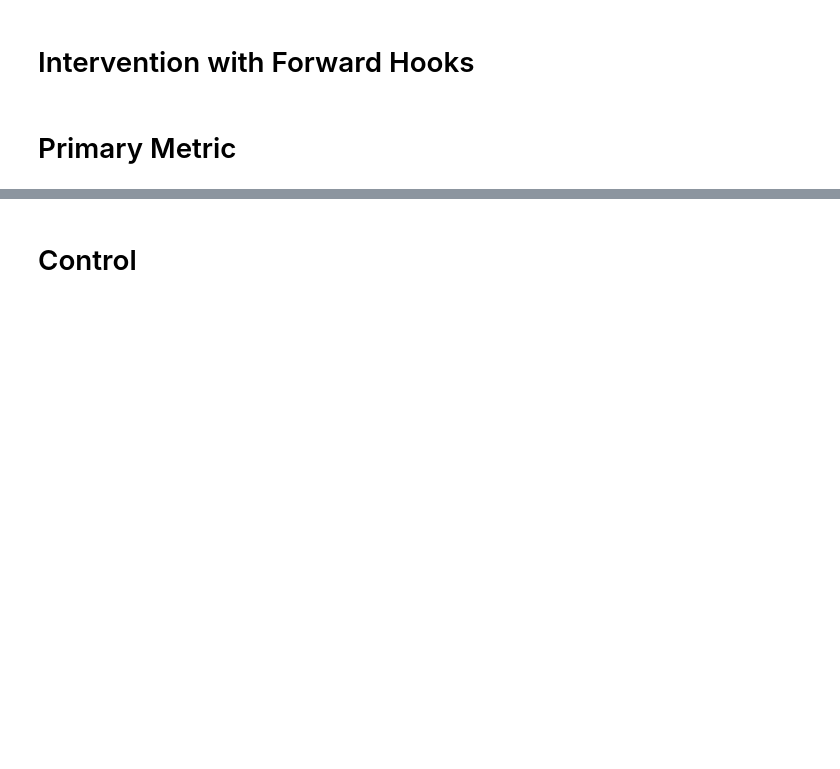
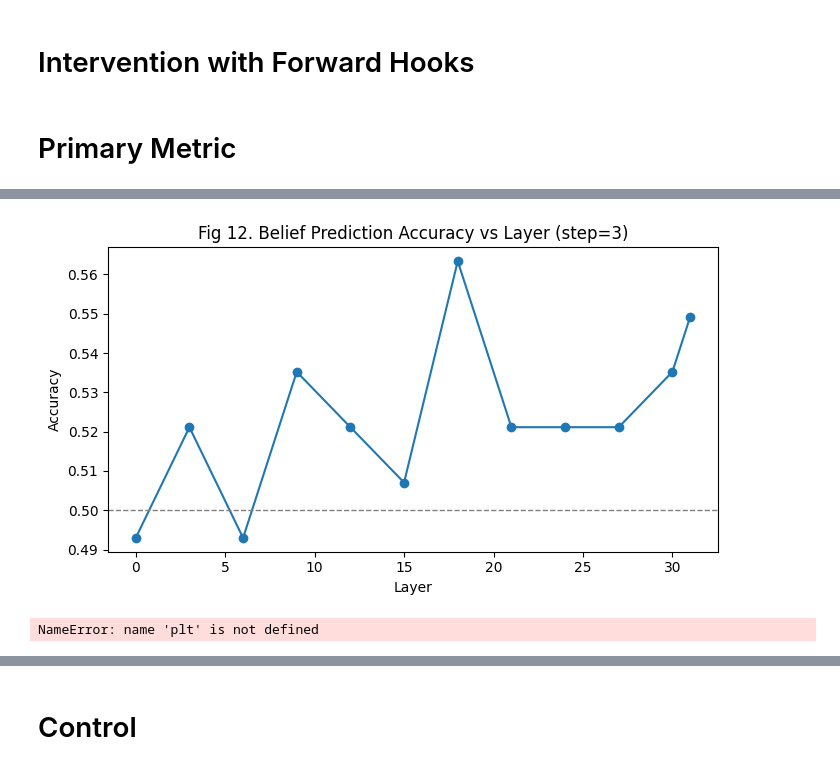
Before and after one commit to froge159/belief-project-sef, a Jupyter notebook: experiments/phase2.ipynb, the cells around one changed output, grey strips where cells are left out. Saved outputs shown, nothing was run; the diff lists cells and outputs as text; code cells hidden in the pictures; blank space fills up the shorter version.

```diff
--- a/experiments/phase2.ipynb
+++ b/experiments/phase2.ipynb
@@ -376,0 +388,45 @@ plt.show()
+# %%
+
+layers_sorted = sorted(layer_accuracies.keys())
+acc_by_layer = [layer_accuracies[l] for l in layers_sorted]
+plt.figure(figsize=(7, 4))
+plt.plot(layers_sorted, acc_by_layer, marker="o")
+plt.axhline(0.5, color="gray", linestyle="--", linewidth=1)
+plt.xlabel("Layer")
+plt.ylabel("Accuracy")
+plt.title(f"Fig 12. Belief Prediction Accuracy vs Layer (step={LAYER_STEP})")
+plt.tight_layout()
+plt.show()
+# %% [output]
+[figure, added]
+# %%
+# --- Controls vs baseline (layer 17, alpha -1) ---
+CONTROL_LAYER = 17
+CONTROL_ALPHA = -1.0
+
+direction_base, instruction_len_base = compute_steering_direction(
+    df_direction, tokenizer, model, CONTROL_LAYER, TOKEN_RULE,
+    batch_size=BATCH_SIZE, max_tokens=MAX_PROMPT_TOKENS,
+ )
+baseline_acc = evaluate_accuracy(
+    examples, model, tokenizer, direction_base, CONTROL_ALPHA, CONTROL_LAYER, instruction_len_base,
+ )
+
+rng = torch.Generator(device="cpu").manual_seed(0)
+rand_dir = torch.randn(direction_base.numel(), generator=rng)
+rand_dir = rand_dir / (rand_dir.norm() + 1e-8)
+rand_acc = evaluate_accuracy(
+    examples, model, tokenizer, rand_dir, CONTROL_ALPHA, CONTROL_LAYER, instruction_len_base,
+ )
+
+df_shuffled = df_direction.copy()
+df_shuffled[REFRAME_COL] = df_shuffled[REFRAME_COL].sample(frac=1.0, random_state=0).values
+direction_shuf, instruction_len_shuf = compute_steering_direction(
+    df_shuffled, tokenizer, model, CONTROL_LAYER, TOKEN_RULE,
+    batch_size=BATCH_SIZE, max_tokens=MAX_PROMPT_TOKENS,
+ )
+shuf_acc = evaluate_accuracy(
+    examples, model, tokenizer, direction_shuf, CONTROL_ALPHA, CONTROL_LAYER, instruction_len_shuf,
+)
+# %% [output]
+NameError: name 'plt' is not defined
```
Also changed, not shown: parts of 20 cells of this notebook.
